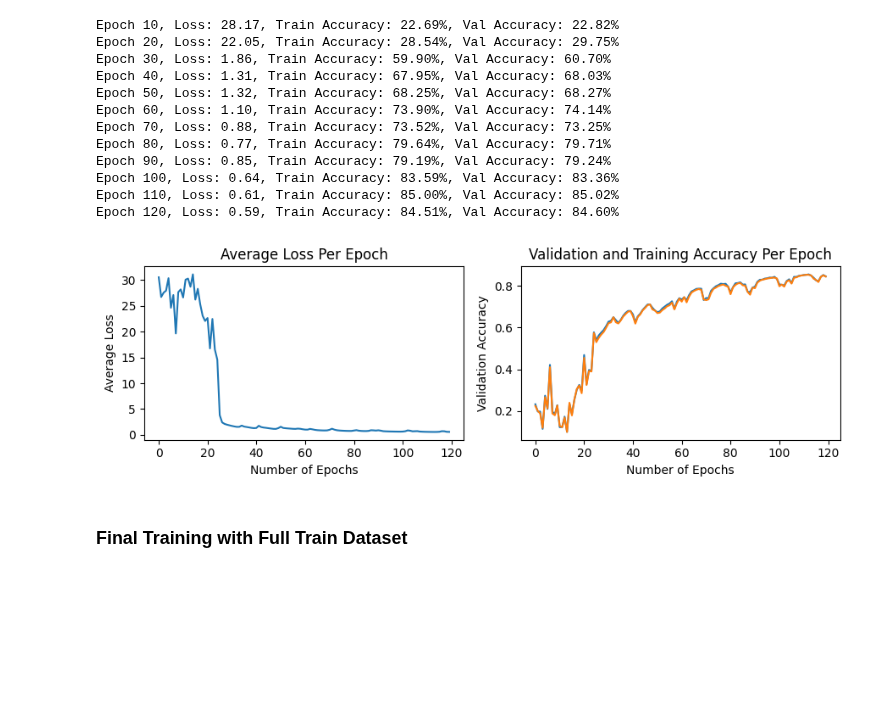
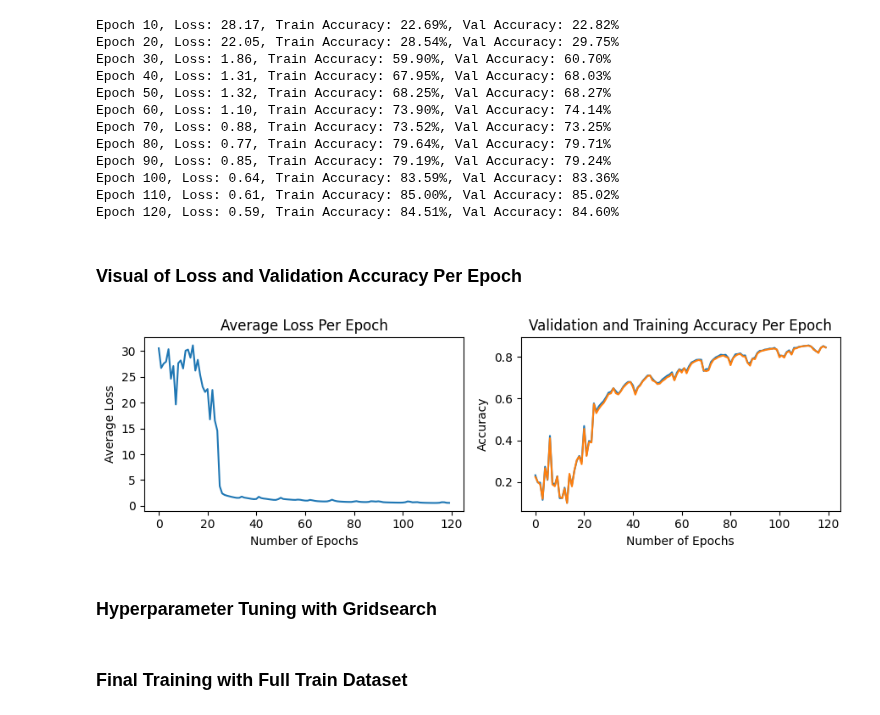
Before and after one commit to dariansal/deep-learning-mnist, a Jupyter notebook: notebooks/scratch-model.ipynb, the cells around one changed output. Saved outputs shown, nothing was run; the diff lists cells and outputs as text; code cells hidden in the pictures; blank space fills up the shorter version.

```diff
--- a/notebooks/scratch-model.ipynb
+++ b/notebooks/scratch-model.ipynb
@@ -306,26 +323,30 @@ Epoch 90, Loss: 0.85, Train Accuracy: 79.19%, Val Accuracy: 79.24%
 Epoch 100, Loss: 0.64, Train Accuracy: 83.59%, Val Accuracy: 83.36%
 Epoch 110, Loss: 0.61, Train Accuracy: 85.00%, Val Accuracy: 85.02%
 Epoch 120, Loss: 0.59, Train Accuracy: 84.51%, Val Accuracy: 84.60%
+# %% [markdown]
+### __Visual of Loss and Validation Accuracy Per Epoch__
 # %%
 all_epochs = np.arange(0, hypers.epochs)
 
 #1 row 2 columns, each ax object creates a plot (Axes object is not axis but a subplot)
 fig, (ax1, ax2) = plt.subplots(1, 2, figsize=(9, 3))
 
 #Avg loss
 ax1.plot(all_epochs, avg_losses)
 ax1.set_title("Average Loss Per Epoch")
 ax1.set_xlabel("Number of Epochs")
 ax1.set_ylabel("Average Loss")
 
 #Val/Train accuracy
 ax2.plot(all_epochs, val_accs)
 ax2.plot(all_epochs, train_accs)
 ax2.set_title("Validation and Training Accuracy Per Epoch")
 ax2.set_xlabel("Number of Epochs")
-ax2.set_ylabel("Validation Accuracy")
+ax2.set_ylabel("Accuracy")
 
 plt.tight_layout() #adjusts spacing
 plt.show()
 # %% [output]
-[figure, old version]
+[figure, new version]
+# %% [markdown]
+### __Hyperparameter Tuning with Gridsearch__
```
Also changed, not shown: parts of 7 cells of this notebook.
